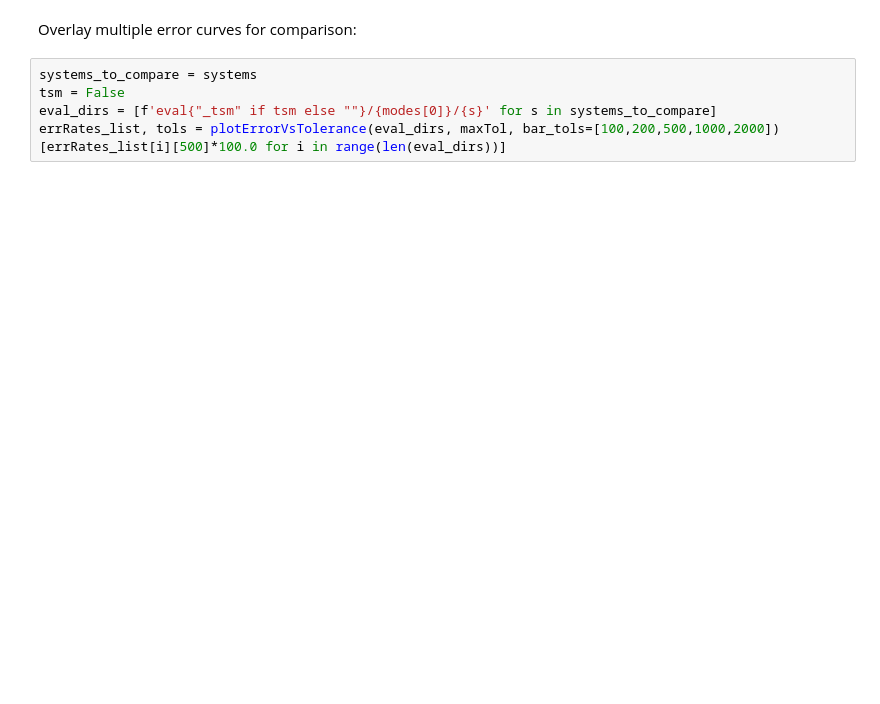
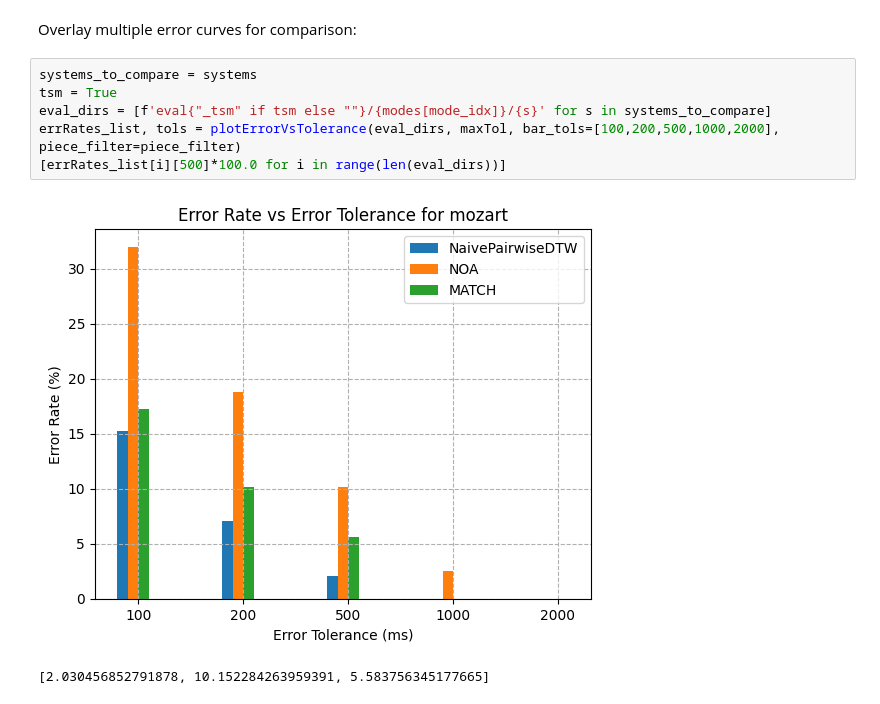
Before and after one commit to HMC-MIR/PianoConcertoAccompaniment, a Jupyter notebook: 04_Evaluate.ipynb, the cells around one changed output. Drawn from its saved outputs; the diff is of its cells as text; blank space fills up the shorter version.

```diff
--- a/04_Evaluate.ipynb
+++ b/04_Evaluate.ipynb
@@ -102,7 +135,10 @@ for i in [100,200,500,1000,2000]:
 Overlay multiple error curves for comparison:
 # %%
 systems_to_compare = systems
-tsm = False
-eval_dirs = [f'eval{"_tsm" if tsm else ""}/{modes[0]}/{s}' for s in systems_to_compare]
-errRates_list, tols = plotErrorVsTolerance(eval_dirs, maxTol, bar_tols=[100,200,500,1000,2000])
+tsm = True
+eval_dirs = [f'eval{"_tsm" if tsm else ""}/{modes[mode_idx]}/{s}' for s in systems_to_compare]
+errRates_list, tols = plotErrorVsTolerance(eval_dirs, maxTol, bar_tols=[100,200,500,1000,2000], piece_filter=piece_filter)
 [errRates_list[i][500]*100.0 for i in range(len(eval_dirs))]
+# %% [output]
+[figure, added]
+[2.030456852791878, 10.152284263959391, 5.583756345177665]
```
Also changed, not shown: parts of 4 cells of this notebook, 1 other file.
